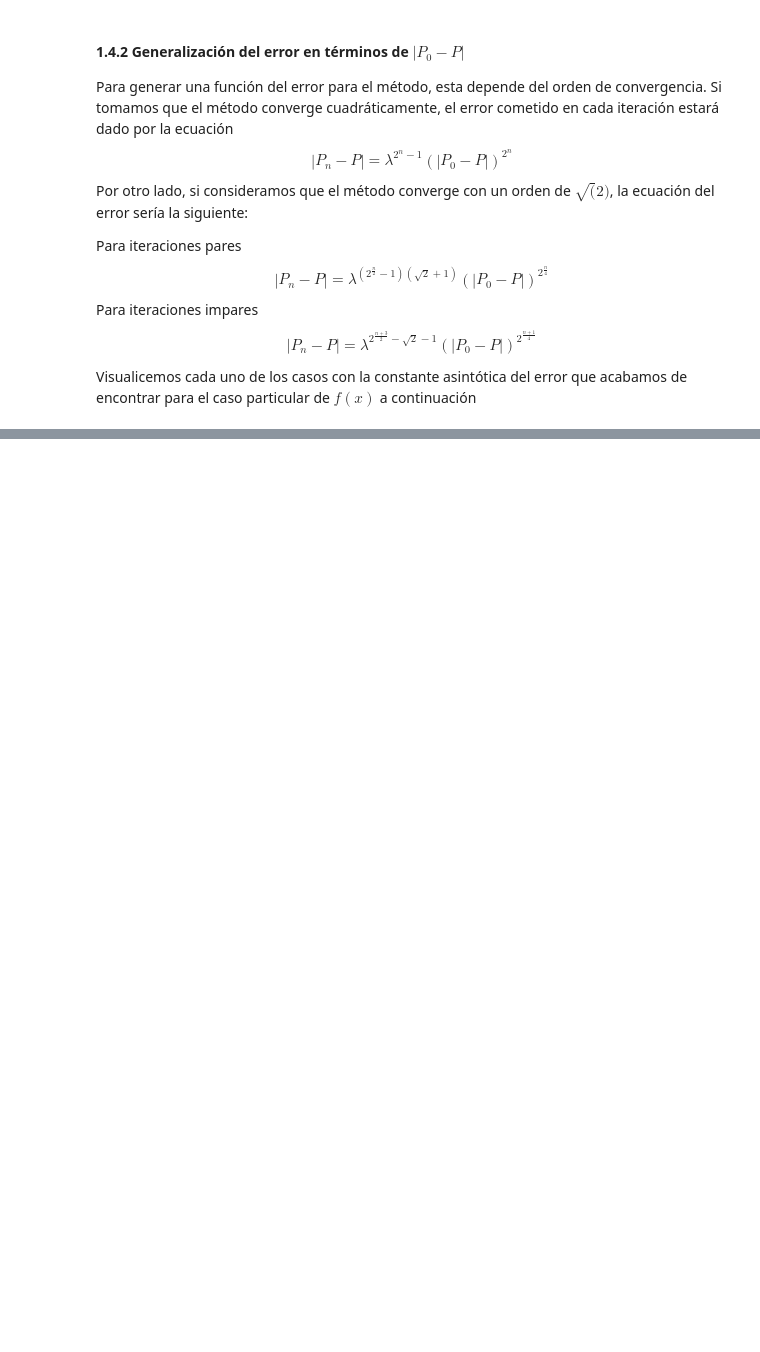
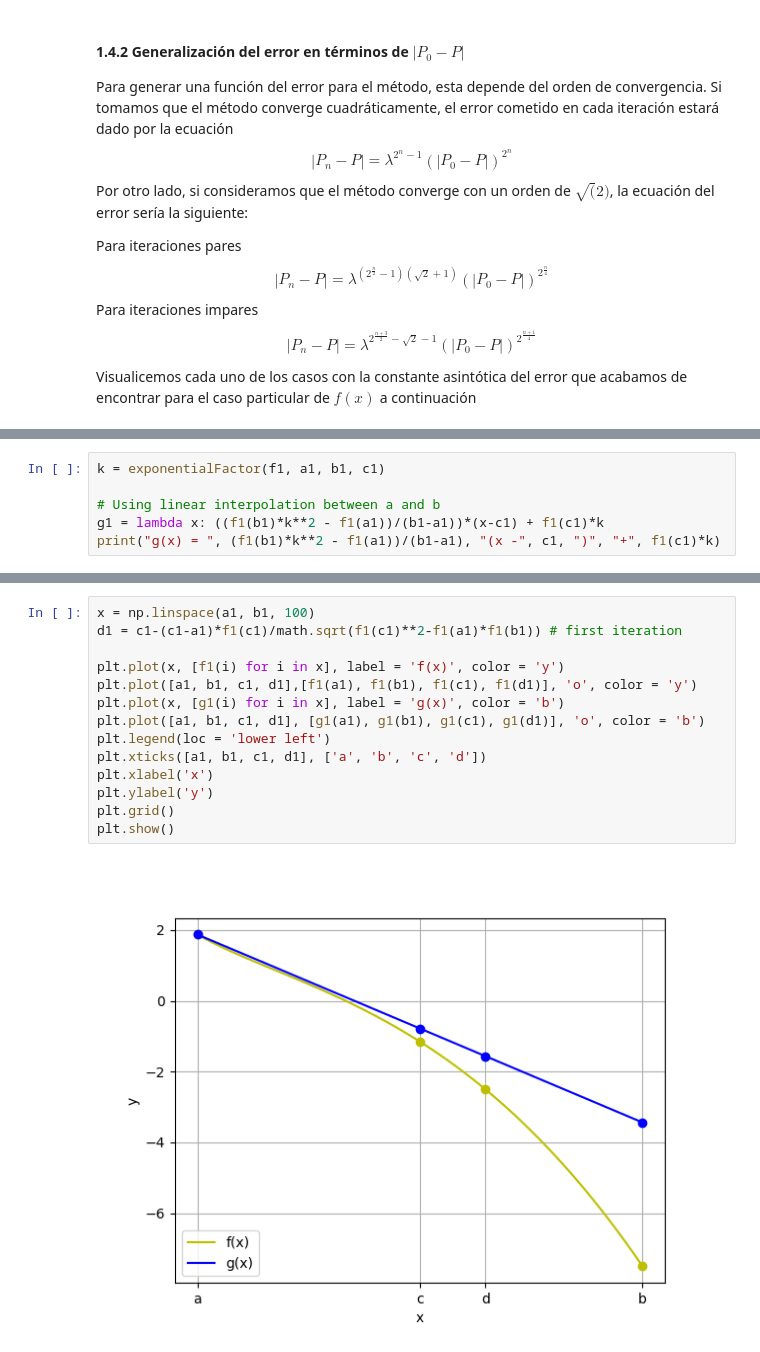
Before and after one commit to MonicaCabanas23/Numerical-Analysis, a Jupyter notebook: Raices-de-funciones-no-lineales.ipynb, the cells around one changed output, grey strips where cells are left out. Cells and saved outputs as stored; diff of their text form; blank space fills up the shorter version.

```diff
--- a/Raices-de-funciones-no-lineales.ipynb
+++ b/Raices-de-funciones-no-lineales.ipynb
@@ -292,0 +327,6 @@ plt.show()
+# %%
+k = exponentialFactor(f1, a1, b1, c1)
+
+# Using linear interpolation between a and b
+g1 = lambda x: ((f1(b1)*k**2 - f1(a1))/(b1-a1))*(x-c1) + f1(c1)*k
+print("g(x) = ", (f1(b1)*k**2 - f1(a1))/(b1-a1), "(x -", c1, ")", "+", f1(c1)*k)
@@ -292,0 +346,16 @@ plt.show()
+# %%
+x = np.linspace(a1, b1, 100)
+d1 = c1-(c1-a1)*f1(c1)/math.sqrt(f1(c1)**2-f1(a1)*f1(b1)) # first iteration
+
+plt.plot(x, [f1(i) for i in x], label = 'f(x)', color = 'y')
+plt.plot([a1, b1, c1, d1],[f1(a1), f1(b1), f1(c1), f1(d1)], 'o', color = 'y')
+plt.plot(x, [g1(i) for i in x], label = 'g(x)', color = 'b')
+plt.plot([a1, b1, c1, d1], [g1(a1), g1(b1), g1(c1), g1(d1)], 'o', color = 'b')
+plt.legend(loc = 'lower left')
+plt.xticks([a1, b1, c1, d1], ['a', 'b', 'c', 'd'])
+plt.xlabel('x')
+plt.ylabel('y')
+plt.grid()
+plt.show()
+# %% [output]
+[figure, added]
```
Also changed, not shown: parts of 19 cells of this notebook.
